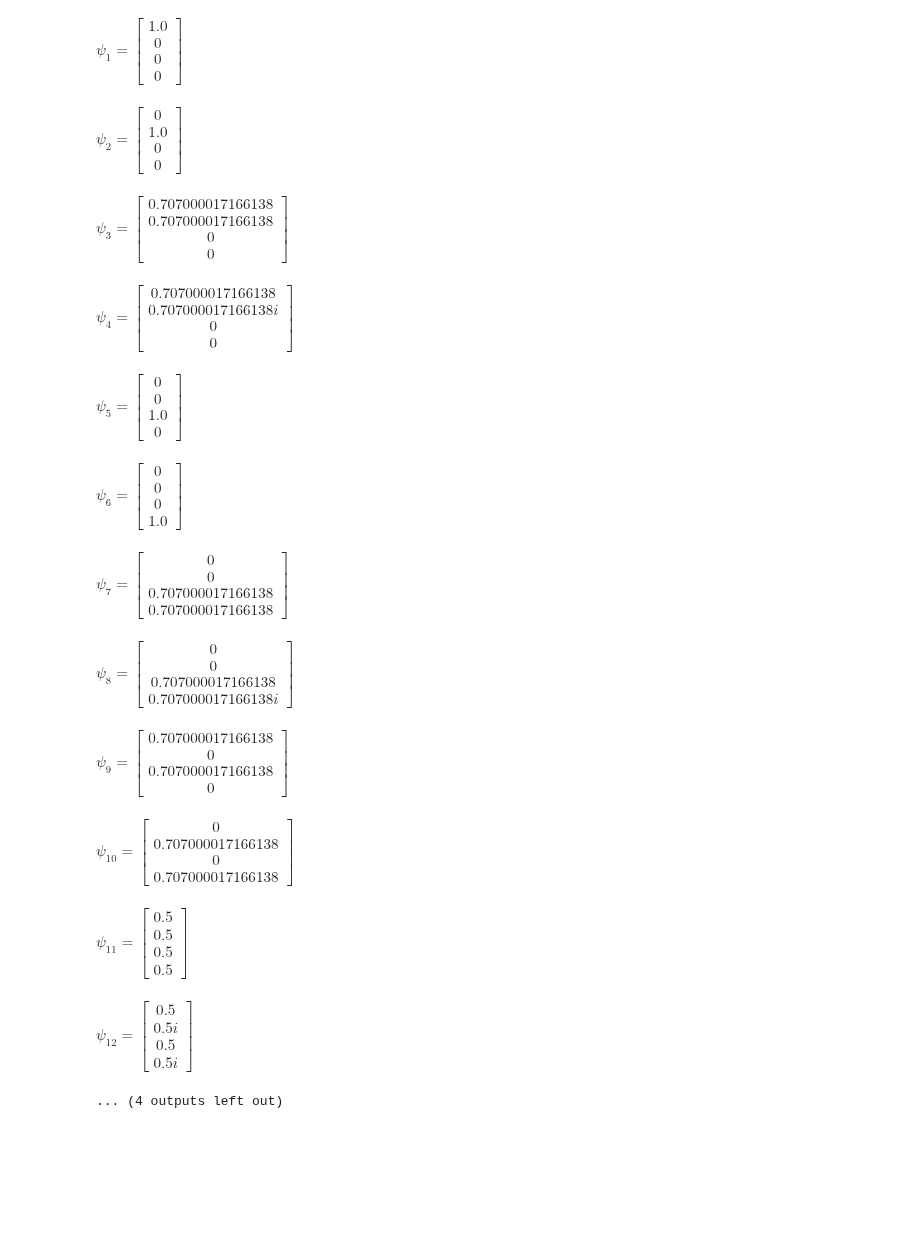
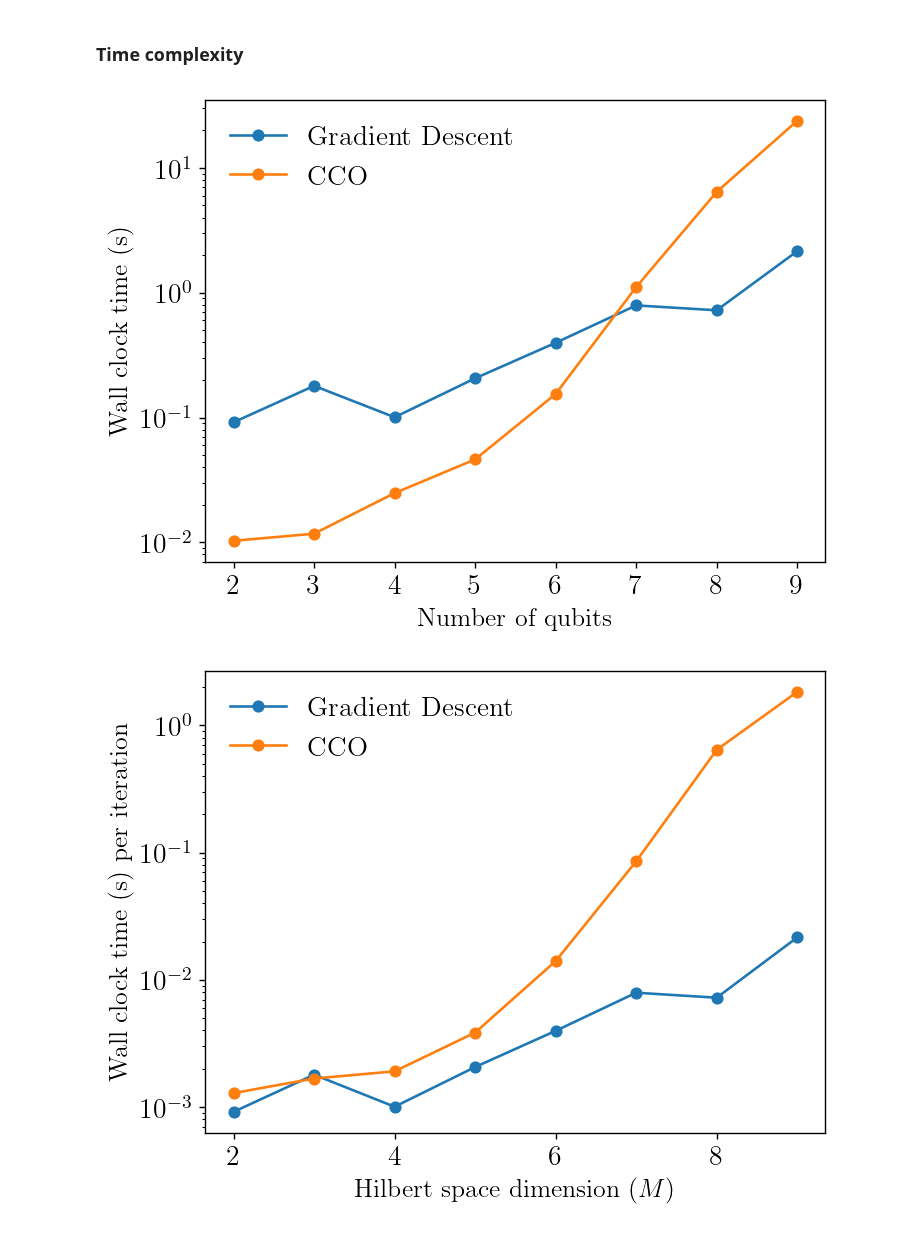
Before and after one commit to amanuelanteneh/gd-qdt, a Jupyter notebook: notebooks/DV/dv_time_comp.ipynb, the cells around one changed output. Cells and saved outputs as stored; diff of their text form; code cells hidden in the pictures; blank space fills up the shorter version.

```diff
--- a/notebooks/DV/dv_time_comp.ipynb
+++ b/notebooks/DV/dv_time_comp.ipynb
@@ -68,3 +0,0 @@ def compute_expectation_value(state: th.Tensor, operator: th.Tensor) -> float:
-# %%
-probes = get_qubit_probe_states(num_qubits=2, return_dm=not True)
-print(f"Hilbert dimension: {probes[0].shape[0]}")
@@ -77,21 +0,0 @@ print(compute_expectation_value(probes[1], th.outer(probes[2].conj(), probes[2])
-# %%
-if probes[0].shape[0] < 5:
-    for i, A in enumerate(probes.numpy()):
-        if len(probes[0].shape) > 1:
-            display(Math(rf"\rho_{{\scriptstyle{i+1}}} = {sp.latex(sp.Matrix(np.round(A, 3)))}"))
-        else:
-            display(Math(rf"\psi_{{\scriptstyle{i+1}}} = {sp.latex(sp.Matrix(np.round(A, 3)))}"))
-# %% [output]
-$\displaystyle \psi_{\scriptstyle1} = \left[\begin{matrix}1.0\\0\\0\\0\end{matrix}\right]$
-$\displaystyle \psi_{\scriptstyle2} = \left[\begin{matrix}0\\1.0\\0\\0\end{matrix}\right]$
-$\displaystyle \psi_{\scriptstyle3} = \left[\begin{matrix}0.707000017166138\\0.707000017166138\\0\\0\end{matrix}\right]$
-$\displaystyle \psi_{\scriptstyle4} = \left[\begin{matrix}0.707000017166138\\0.707000017166138 i\\0\\0\end{matrix}\right]$
-$\displaystyle \psi_{\scriptstyle5} = \left[\begin{matrix}0\\0\\1.0\\0\end{matrix}\right]$
-$\displaystyle \psi_{\scriptstyle6} = \left[\begin{matrix}0\\0\\0\\1.0\end{matrix}\right]$
-$\displaystyle \psi_{\scriptstyle7} = \left[\begin{matrix}0\\0\\0.707000017166138\\0.707000017166138\end{matrix}\right]$
-$\displaystyle \psi_{\scriptstyle8} = \left[\begin{matrix}0\\0\\0.707000017166138\\0.707000017166138 i\end{matrix}\right]$
-$\displaystyle \psi_{\scriptstyle9} = \left[\begin{matrix}0.707000017166138\\0\\0.707000017166138\\0\end{matrix}\right]$
-$\displaystyle \psi_{\scriptstyle10} = \left[\begin{matrix}0\\0.707000017166138\\0\\0.707000017166138\end{matrix}\right]$
-$\displaystyle \psi_{\scriptstyle11} = \left[\begin{matrix}0.5\\0.5\\0.5\\0.5\end{matrix}\right]$
-$\displaystyle \psi_{\scriptstyle12} = \left[\begin{matrix}0.5\\0.5 i\\0.5\\0.5 i\end{matrix}\right]$
-... (4 outputs left out)
@@ -97,0 +28,13 @@ $\displaystyle \psi_{\scriptstyle12} = \left[\begin{matrix}0.5\\0.5 i\\0.5\\0.5
+# %% [markdown]
+### Time complexity
+# %%
+num_qubits_list = [2, 3, 4, 5, 6, 7, 8, 9, 10]
+device = 'cpu'
+lam_l1 = 0e-5
+number = 5
+cco_solver = 'MOSEK'
+time_gd = []
+time_cco = []
+avg_fids_cco = []
+iters_cco = []
+hyperparams = Hyperparameters(lr=0.01, lr_decay=0.999, beta1=0.9, beta2=0.9, num_epochs=100, batch_size=25)
@@ -97,0 +93,16 @@ $\displaystyle \psi_{\scriptstyle12} = \left[\begin{matrix}0.5\\0.5 i\\0.5\\0.5
+# %%
+plt.plot(num_qubits_list, time_gd, label=r'\textrm{Gradient Descent}', marker="o")
+plt.plot(num_qubits_list, time_cco, label=r'\textrm{CCO}', marker="o")
+plt.xlabel(r"\textrm{Number of qubits}", fontsize=15)
+plt.xticks(num_qubits_list)
+plt.ylabel(r"\textrm{Wall clock time (s)}", fontsize=15)
+plt.yscale("log")
+plt.legend(fancybox=True, ncol=1, frameon=False)
+plt.show();
+
+# if eta < 1.0:
+#     plt.savefig("figs/lossy/lossy_wall_clock.png", dpi=300, bbox_inches='tight')
+# else:
+#     plt.savefig("figs/ideal/ideal_wall_clock.png", dpi=300, bbox_inches='tight')
+# %% [output]
+[figure, added]
@@ -97,0 +113,11 @@ $\displaystyle \psi_{\scriptstyle12} = \left[\begin{matrix}0.5\\0.5 i\\0.5\\0.5
+# %%
+plt.plot(num_qubits_list, time_per_iter_gd, label=r'\textrm{Gradient Descent}', marker="o")
+plt.plot(num_qubits_list, time_per_iter_cco, label=r'\textrm{CCO}', marker="o")
+plt.xlabel(r"\textrm{Hilbert space dimension} $(M)$", fontsize=15)
+plt.xticks(num_qubits_list)
+plt.ylabel(r"$\textrm{Wall clock time (s) per iteration}$", fontsize=15)
+plt.yscale("log")
+plt.legend(fancybox=True, ncol=1, frameon=False)
+plt.show();
+# %% [output]
+[figure, added]
```
Also changed, not shown: parts of 10 cells of this notebook, 3 other files.
